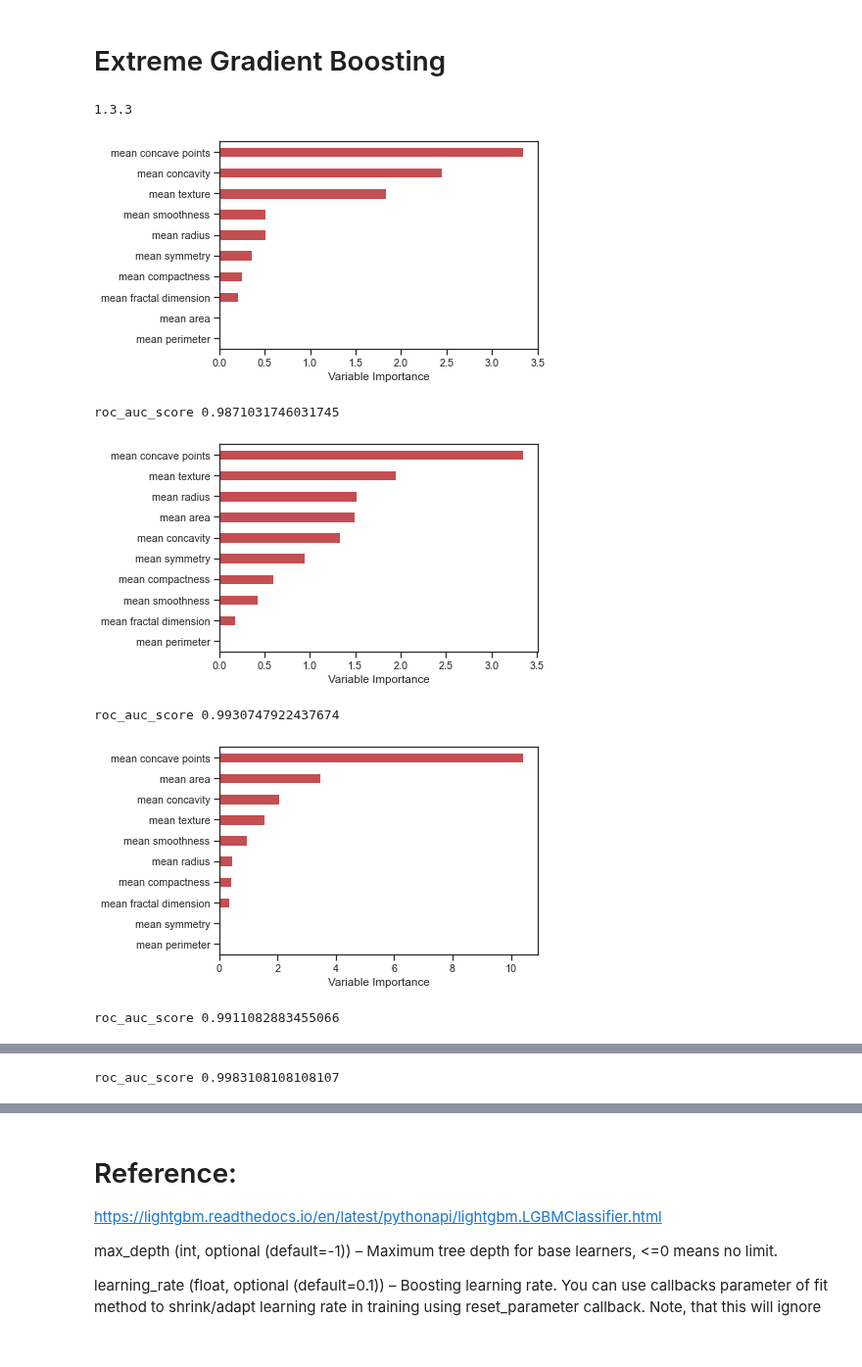
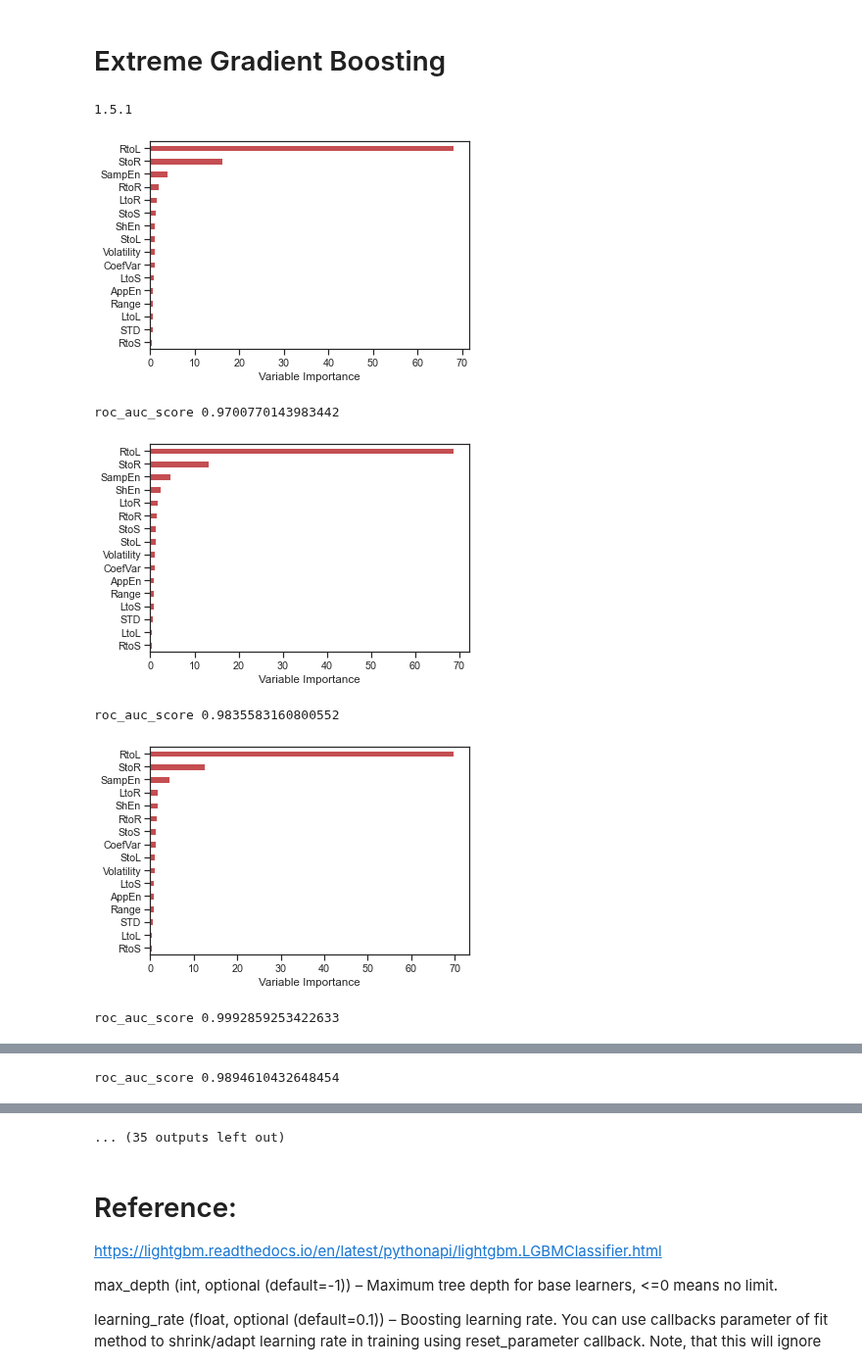
Before and after one commit to NNLUliskey/svsm_ml_2022, a Jupyter notebook: Boosting.ipynb, the cells around one changed output, grey strips where cells are left out. Shown at 98% size. Cells and saved outputs as stored; diff of their text form; code cells hidden in the pictures.

```diff
--- a/Boosting.ipynb
+++ b/Boosting.ipynb
@@ -59,0 +120,17 @@ df.head(5)
+# %%
+#df.head(5)
+# df.info()
+# df.describe()
+#features_df_list[0]
+counter = 0
+testing_arr = []
+training_arr = []
+for subject in features_df_list:
+    if counter != 22:
+        training_arr.append(subject)
+    else:
+        testing_arr.append(subject)
+    counter += 1
+
+print(len(training_arr))
+#type(df)
@@ -59,0 +139,3 @@ df.head(5)
+# %%
+features_maindf = pd.concat(features_df_list, ignore_index = True)
+print(features_maindf.columns)
@@ -73,7 +160,7 @@ from sklearn.metrics import roc_curve, auc
 import sklearn.metrics as metrics
 
 #Implementing cross validation
-kf = KFold(n_splits=5, random_state=1, shuffle=True)
+kf = KFold(n_splits=23, shuffle=False)#, random_state=1)
 # Create the Extreme GBM
 model = XGBClassifier(n_estimators=100, learning_rate = 0.1,use_label_encoder =False,verbose=None,
                 max_depth = 5, eval_metric='logloss')
@@ -85,11 +172,19 @@ start_time = timeit.default_timer() #defines start time so computational time ca
 acc_score = [];
 Truth = [];
 Output = [];
+x_values = ['StoS', 'StoR', 'StoL', 'RtoS', 'RtoR', 'RtoL', 'LtoS',
+       'LtoR', 'LtoL', 'STD', 'CoefVar', 'Range', 'Volatility', 'ShEn',
+       'AppEn', 'SampEn']
+y_values = ['Rhythm']
+#for df in features_df_list:
+df = features_maindf
 
-for train_index , test_index in kf.split(df):
+for idx, subject in enumerate(good_list):
 
-    X_train , X_test = df.iloc[train_index,:-1], df.iloc[test_index,:-1]
-    y_train , y_test = df.iloc[train_index,-1], df.iloc[test_index,-1]
+    train_index = ~df['Subject'].str.contains(subject)
+    test_index = df['Subject'].str.contains(subject)
+    X_train , X_test = df.loc[train_index,x_values], df.loc[test_index,x_values]
+    y_train , y_test = df.loc[train_index,y_values], df.loc[test_index,y_values]
 
 
     model.fit(X_train,y_train)
@@ -104,8 +199,8 @@ for train_index , test_index in kf.split(df):
     Output.extend(pred_values); ## it is a list
 
     #print(model.feature_importances_)
-    Importance = pd.DataFrame({'Importance':(model.feature_importances_*100)[0:10]},
-                          index = (X_train.columns)[0:10])
+    Importance = pd.DataFrame({'Importance':(model.feature_importances_*100)},
+                          index = (X_train.columns))
     Importance.sort_values(by = 'Importance',
                        axis = 0,
                        ascending = True).plot(kind = 'barh',
@@ -117,39 +212,41 @@ for train_index , test_index in kf.split(df):
 
     ##################################################
     #https://scikit-learn.org/stable/modules/generated/sklearn.metrics.roc_auc_score.html
     #Compute Area Under the Receiver Operating Characteristic Curve (ROC AUC) from prediction scores.
-    print("roc_auc_score", roc_auc_score(y_test, pred_prob))
-
+    try:
+        print("roc_auc_score", roc_auc_score(y_test, pred_prob))
+    except:
+        print(f'ROC_AUC not able to be calculated for subject {subject}')
     # calculate the fpr and tpr for all thresholds of the classification
     #fpr, tpr, threshold = metrics.roc_curve(y_test, pred_prob)
     #roc_auc = metrics.auc(fpr, tpr)
     # method I: plt
     #import matplotlib.pyplot as plt
     #plt.title('Receiver Operating Characteristic')
     #plt.plot(fpr, tpr, 'b', label = 'AUC = %0.2f' % roc_auc)
     #plt.legend(loc = 'lower right')
     #plt.plot([0, 1], [0, 1],'r--')
     #plt.xlim([-0.05, 1])
     #plt.ylim([0, 1.05])
     #plt.ylabel('True Positive Rate')
     #plt.xlabel('False Positive Rate')
     #plt.show()
     ##################################################
 
 elapsed = timeit.default_timer() - start_time #gives total computation time
 print("---Run time is %s seconds ---" % elapsed) #prints computation time
 print()
 
 print('Accuracy of each fold: \n {}'.format(acc_score))
 print()
 print('Avg accuracy : \n{}'.format(np.mean(acc_score)));
 print()
 print('Std of accuracy : \n{}'.format(np.std(acc_score)))
 # %% [output]
-1.3.3
+1.5.1
-[figure, old version]
+[figure, new version]
-roc_auc_score 0.9871031746031745
+roc_auc_score 0.9700770143983442
-[figure, old version]
+[figure, new version]
-roc_auc_score 0.9930747922437674
+roc_auc_score 0.9835583160800552
-[figure, old version]
+[figure, new version]
-roc_auc_score 0.9911082883455066
+roc_auc_score 0.9992859253422633
@@ -157 +254 @@ roc_auc_score 0.9911082883455066
-roc_auc_score 0.9983108108108107
+roc_auc_score 0.9894610432648454
@@ -170,3 +258,4 @@ Std of accuracy :
+... (35 outputs left out)
 # %% [markdown]
 # Reference:
 
```
Also changed, not shown: parts of 11 cells of this notebook, 6 other files.
